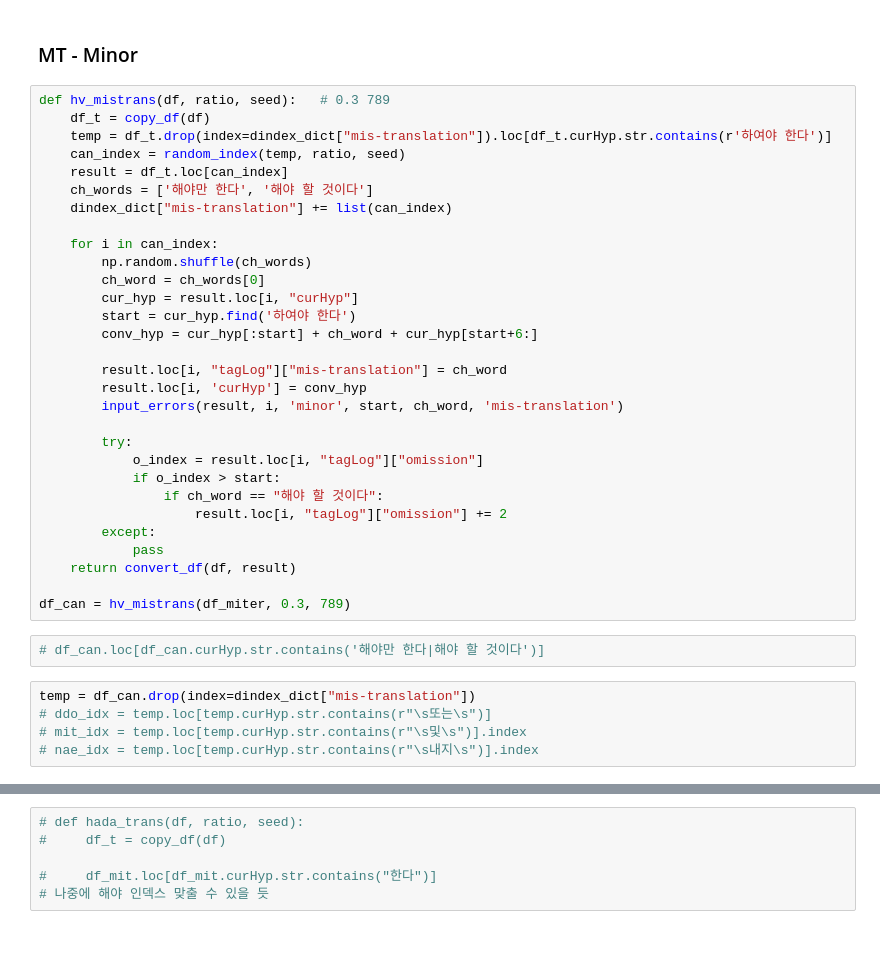
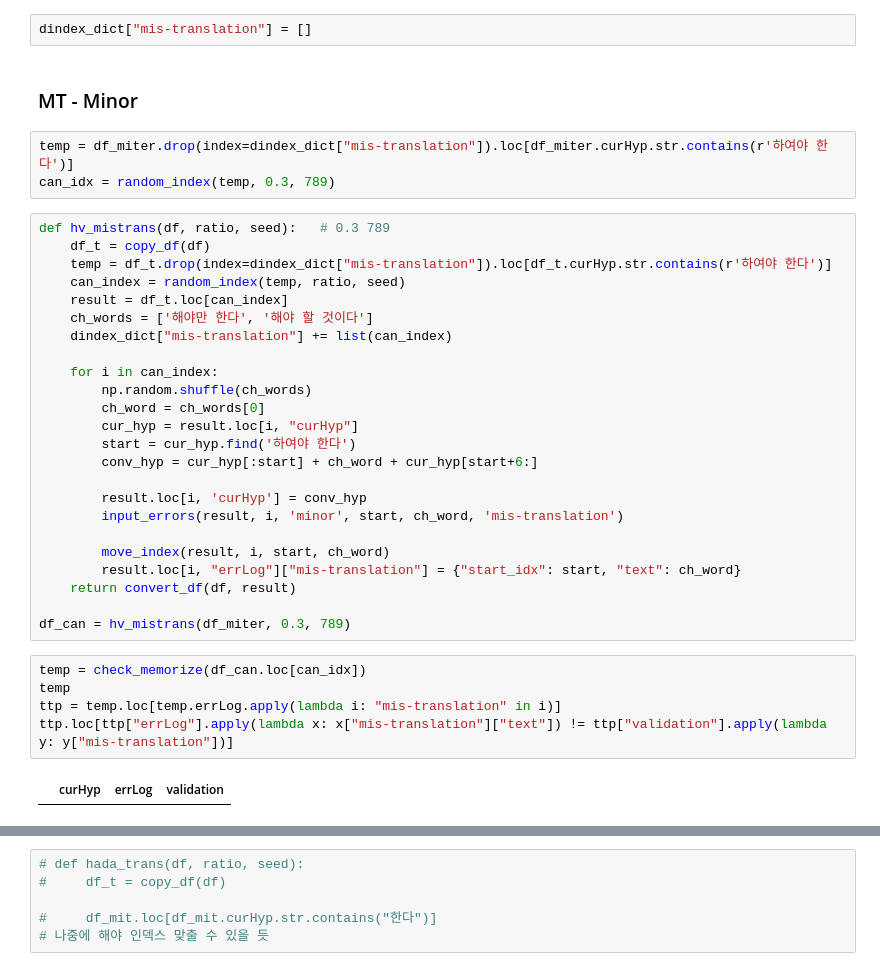
Before and after one commit to tjtmddnjswkd/capstone, a Jupyter notebook: 3_make_errors/e4_make_errors_all.ipynb, the cells around one changed output, grey strips where cells are left out. Drawn from its saved outputs; the diff is of its cells as text; blank space fills up the shorter version.

```diff
--- a/3_make_errors/e4_make_errors_all.ipynb
+++ b/3_make_errors/e4_make_errors_all.ipynb
@@ -595,8 +647,13 @@ under-translation:  0
 grammer:  0
 # %% [markdown]
 ## Mis-Translation
+# %%
+dindex_dict["mis-translation"] = []
 # %% [markdown]
 ### MT - Minor
+# %%
+temp = df_miter.drop(index=dindex_dict["mis-translation"]).loc[df_miter.curHyp.str.contains(r'하여야 한다')]
+can_idx = random_index(temp, 0.3, 789)
 # %%
 def hv_mistrans(df, ratio, seed):   # 0.3 789
     df_t = copy_df(df)
@@ -613,24 +670,18 @@ def hv_mistrans(df, ratio, seed):   # 0.3 789
         start = cur_hyp.find('하여야 한다')
         conv_hyp = cur_hyp[:start] + ch_word + cur_hyp[start+6:]
 
-        result.loc[i, "tagLog"]["mis-translation"] = ch_word
         result.loc[i, 'curHyp'] = conv_hyp
         input_errors(result, i, 'minor', start, ch_word, 'mis-translation')
 
-        try:
-            o_index = result.loc[i, "tagLog"]["omission"]
-            if o_index > start:
-                if ch_word == "해야 할 것이다":
-                    result.loc[i, "tagLog"]["omission"] += 2
-        except:
-            pass
+        move_index(result, i, start, ch_word)
+        result.loc[i, "errLog"]["mis-translation"] = {"start_idx": start, "text": ch_word}
     return convert_df(df, result)
 
 df_can = hv_mistrans(df_miter, 0.3, 789)
-# %%
-# df_can.loc[df_can.curHyp.str.contains('해야만 한다|해야 할 것이다')]
-# %%
-temp = df_can.drop(index=dindex_dict["mis-translation"])
-# ddo_idx = temp.loc[temp.curHyp.str.contains(r"\s또는\s")]
-# mit_idx = temp.loc[temp.curHyp.str.contains(r"\s및\s")].index
-# nae_idx = temp.loc[temp.curHyp.str.contains(r"\s내지\s")].index
+# %%
+temp = check_memorize(df_can.loc[can_idx])
+temp
+ttp = temp.loc[temp.errLog.apply(lambda i: "mis-translation" in i)]
+ttp.loc[ttp["errLog"].apply(lambda x: x["mis-translation"]["text"]) != ttp["validation"].apply(lambda y: y["mis-translation"])]
+# %% [output]
+|  | curHyp | errLog | validation |
```
Also changed, not shown: parts of 32 cells of this notebook.
